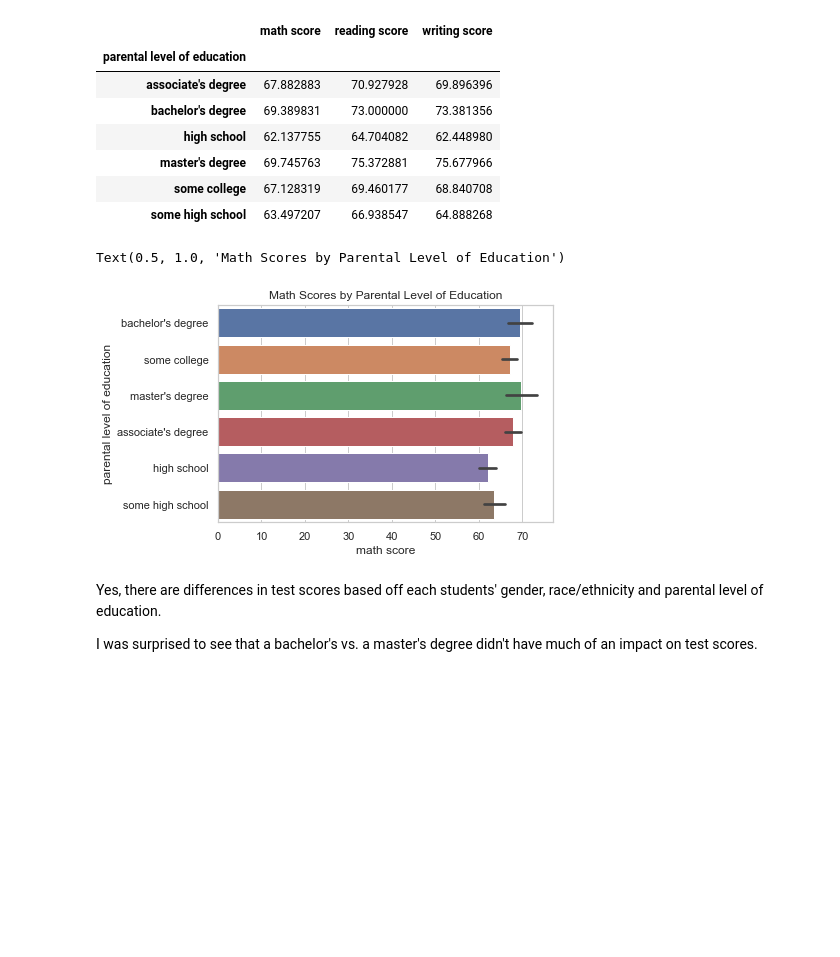
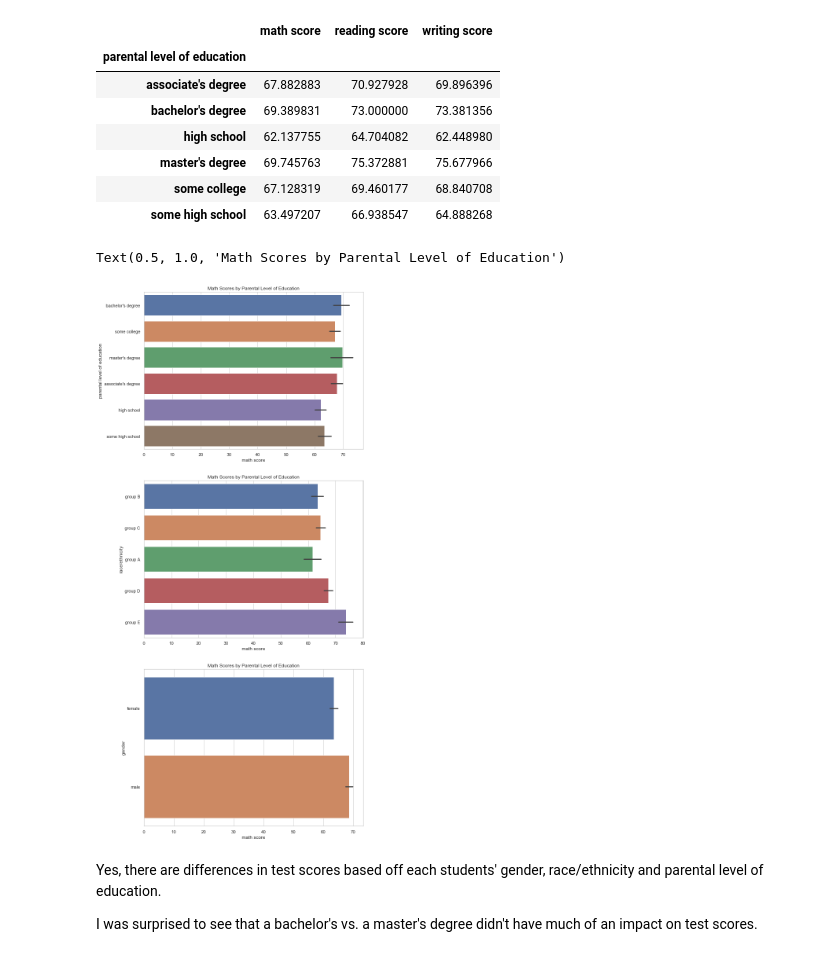
Before and after one commit to DanikaHannon/Data-Science-Drills, a Jupyter notebook: 17.6 - Data Exploration 2.ipynb, the cells around one changed output. Drawn from its saved outputs; the diff is of its cells as text; code cells hidden in the pictures; blank space fills up the shorter version.

```diff
--- a/17.6 - Data Exploration 2.ipynb
+++ b/17.6 - Data Exploration 2.ipynb
@@ -97,12 +85,23 @@ student_df.groupby('parental level of education').mean()
 | master's degree | 69.745763 | 75.372881 | 75.677966 |
 | some college | 67.128319 | 69.460177 | 68.840708 |
 | some high school | 63.497207 | 66.938547 | 64.888268 |
-# %%
-sns.barplot(student_df['math score'], student_df['parental level of education'])
-plt.title('Math Scores by Parental Level of Education')
-# %% [output]
-Text(0.5, 1.0, 'Math Scores by Parental Level of Education')
-[figure, removed]
+# %%
+plt.figure(figsize=(10, 25))
+
+plt.subplot(3, 1, 1)
+sns.barplot(student_df['math score'], student_df['parental level of education'])
+plt.title('Math Scores by Parental Level of Education')
+
+plt.subplot(3, 1, 2)
+sns.barplot(student_df['math score'], student_df['race/ethnicity'])
+plt.title('Math Scores by Parental Level of Education')
+
+plt.subplot(3, 1, 3)
+sns.barplot(student_df['math score'], student_df['gender'])
+plt.title('Math Scores by Parental Level of Education')
+# %% [output]
+Text(0.5, 1.0, 'Math Scores by Parental Level of Education')
+[figure, added]
 # %% [markdown]
 Yes, there are differences in test scores based off each students' gender, race/ethnicity and parental level of education.
 
```
Also changed, not shown: parts of 2 cells of this notebook.
